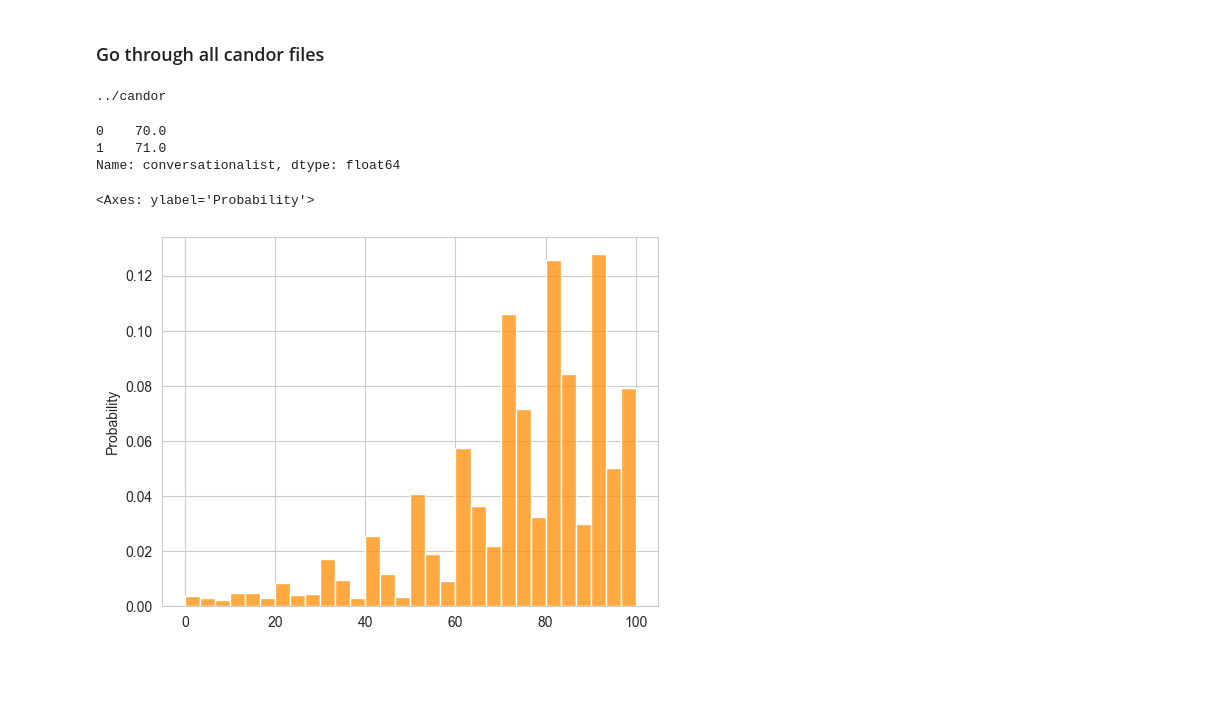
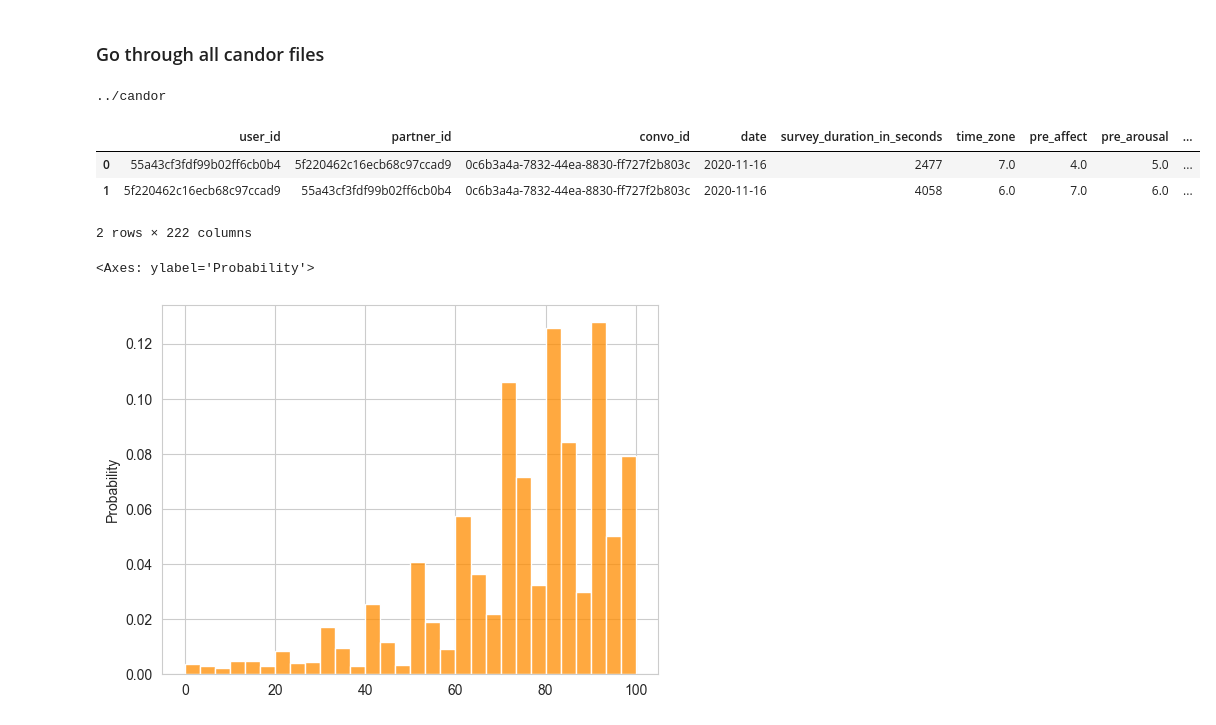
Before and after one commit to luciaFang/chatbot_IAI, a Jupyter notebook: notebooks/load_survey2.ipynb, the cells around one changed output. Drawn from its saved outputs; the diff is of its cells as text; code cells hidden in the pictures; blank space fills up the shorter version.

```diff
--- a/notebooks/load_survey2.ipynb
+++ b/notebooks/load_survey2.ipynb
@@ -20,12 +20,13 @@ for subdir, dirs, files in notebook.tqdm(os.walk(rootdir)):
         if file=="survey.csv":
             current_csv = pd.read_csv(os.path.join(subdir, file))
             survey_list.append(current_csv)
-# %%
-print(survey_list[1]["conversationalist"])
-# %% [output]
-0    70.0
-1    71.0
-Name: conversationalist, dtype: float64
+# %%
+survey_list[1]
+# %% [output]
+|  | user_id | partner_id | convo_id | date | survey_duration_in_seconds | time_zone | pre_affect | pre_arousal | ... |
+| 0 | 55a43cf3fdf99b02ff6cb0b4 | 5f220462c16ecb68c97ccad9 | 0c6b3a4a-7832-44ea-8830-ff727f2b803c | 2020-11-16 | 2477 | 7.0 | 4.0 | 5.0 | ... |
+| 1 | 5f220462c16ecb68c97ccad9 | 55a43cf3fdf99b02ff6cb0b4 | 0c6b3a4a-7832-44ea-8830-ff727f2b803c | 2020-11-16 | 4058 | 6.0 | 7.0 | 6.0 | ... |
+2 rows × 222 columns
 # %%
 conversationalist_score=[]
 for i, survey in enumerate(notebook.tqdm(survey_list)):
```
Also changed, not shown: 4 other files.
